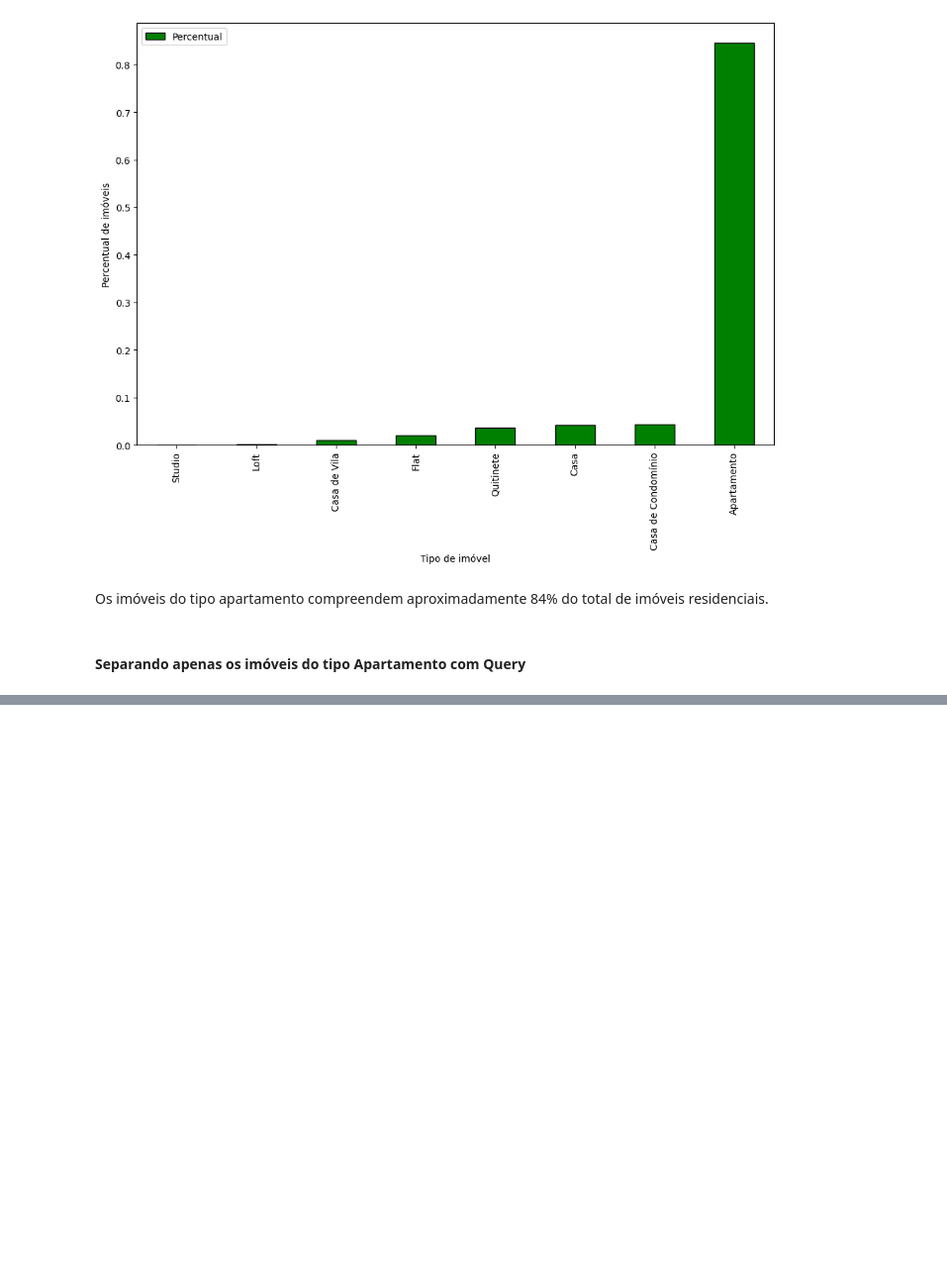
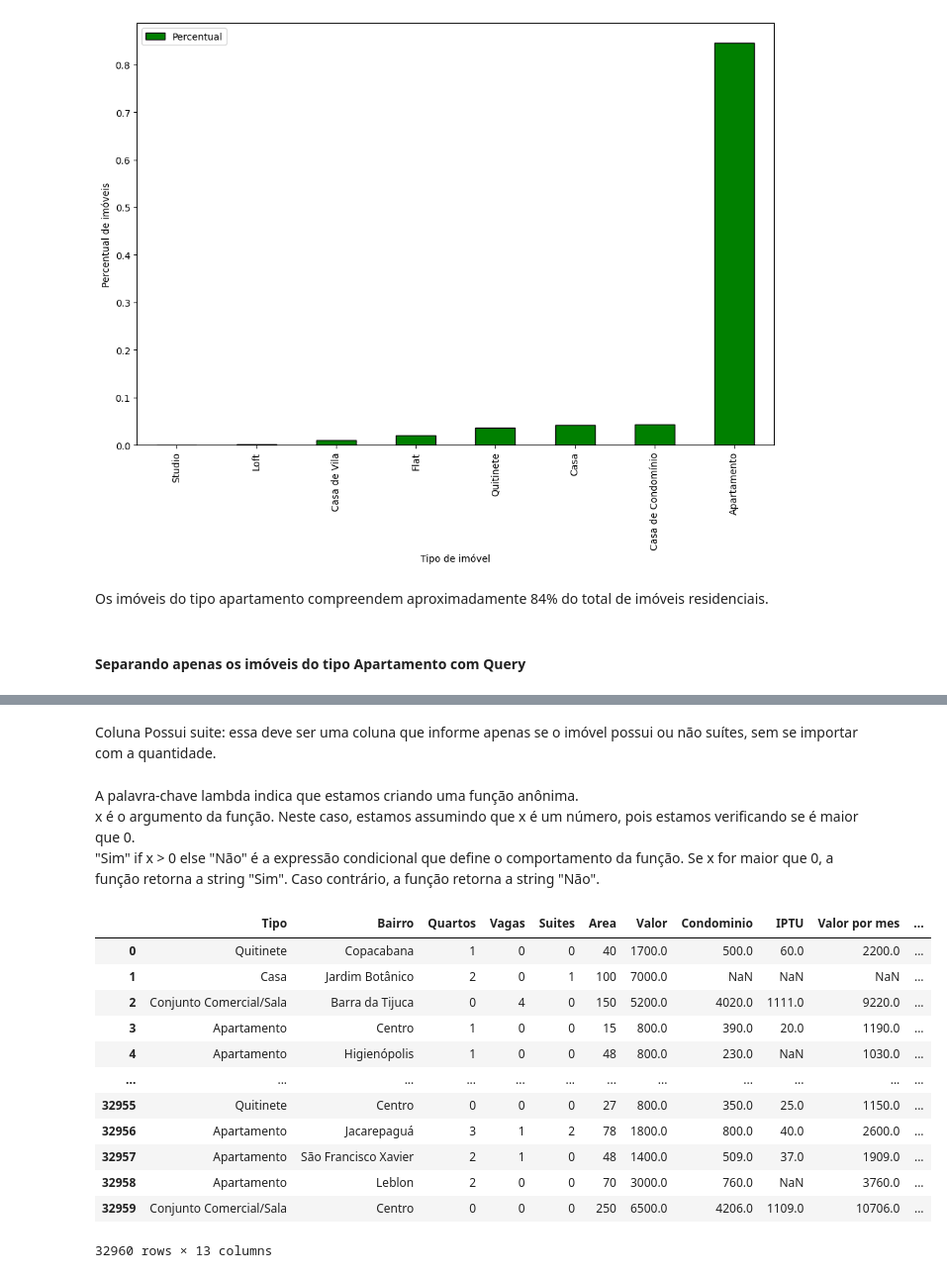
Before and after one commit to Bruno-Regis/01-Pandas, a Jupyter notebook: Projeto_da_aula/Projeto_imobiliaria.ipynb, the cells around one changed output, grey strips where cells are left out. Shown at 99% size. Drawn from its saved outputs; the diff is of its cells as text; code cells hidden in the pictures; blank space fills up the shorter version.

```diff
--- a/Projeto_da_aula/Projeto_imobiliaria.ipynb
+++ b/Projeto_da_aula/Projeto_imobiliaria.ipynb
@@ -326,0 +655,24 @@ Os imóveis do tipo apartamento compreendem aproximadamente 84% do total de imó
+# %% [markdown]
+Coluna Possui suite: essa deve ser uma coluna que informe apenas se o imóvel possui ou não suítes, sem se importar com a quantidade.
+# %% [markdown]
+A palavra-chave lambda indica que estamos criando uma função anônima.<br>
+x é o argumento da função. Neste caso, estamos assumindo que x é um número, pois estamos verificando se é maior que 0.<br>
+"Sim" if x > 0 else "Não" é a expressão condicional que define o comportamento da função. Se x for maior que 0, a função retorna a string "Sim". Caso contrário, a função retorna a string "Não".
+# %%
+
+dados['Possui suites'] = dados['Suites'].apply(lambda x: "Sim" if x > 0 else "Não")
+dados
+# %% [output]
+|  | Tipo | Bairro | Quartos | Vagas | Suites | Area | Valor | Condominio | IPTU | Valor por mes | ... |
+| 0 | Quitinete | Copacabana | 1 | 0 | 0 | 40 | 1700.0 | 500.0 | 60.0 | 2200.0 | ... |
+| 1 | Casa | Jardim Botânico | 2 | 0 | 1 | 100 | 7000.0 | NaN | NaN | NaN | ... |
+| 2 | Conjunto Comercial/Sala | Barra da Tijuca | 0 | 4 | 0 | 150 | 5200.0 | 4020.0 | 1111.0 | 9220.0 | ... |
+| 3 | Apartamento | Centro | 1 | 0 | 0 | 15 | 800.0 | 390.0 | 20.0 | 1190.0 | ... |
+| 4 | Apartamento | Higienópolis | 1 | 0 | 0 | 48 | 800.0 | 230.0 | NaN | 1030.0 | ... |
+| ... | ... | ... | ... | ... | ... | ... | ... | ... | ... | ... | ... |
+| 32955 | Quitinete | Centro | 0 | 0 | 0 | 27 | 800.0 | 350.0 | 25.0 | 1150.0 | ... |
+| 32956 | Apartamento | Jacarepaguá | 3 | 1 | 2 | 78 | 1800.0 | 800.0 | 40.0 | 2600.0 | ... |
+| 32957 | Apartamento | São Francisco Xavier | 2 | 1 | 0 | 48 | 1400.0 | 509.0 | 37.0 | 1909.0 | ... |
+| 32958 | Apartamento | Leblon | 2 | 0 | 0 | 70 | 3000.0 | 760.0 | NaN | 3760.0 | ... |
+| 32959 | Conjunto Comercial/Sala | Centro | 0 | 0 | 0 | 250 | 6500.0 | 4206.0 | 1109.0 | 10706.0 | ... |
+32960 rows × 13 columns
```
Also changed, not shown: parts of 51 cells of this notebook, 1 other file.
